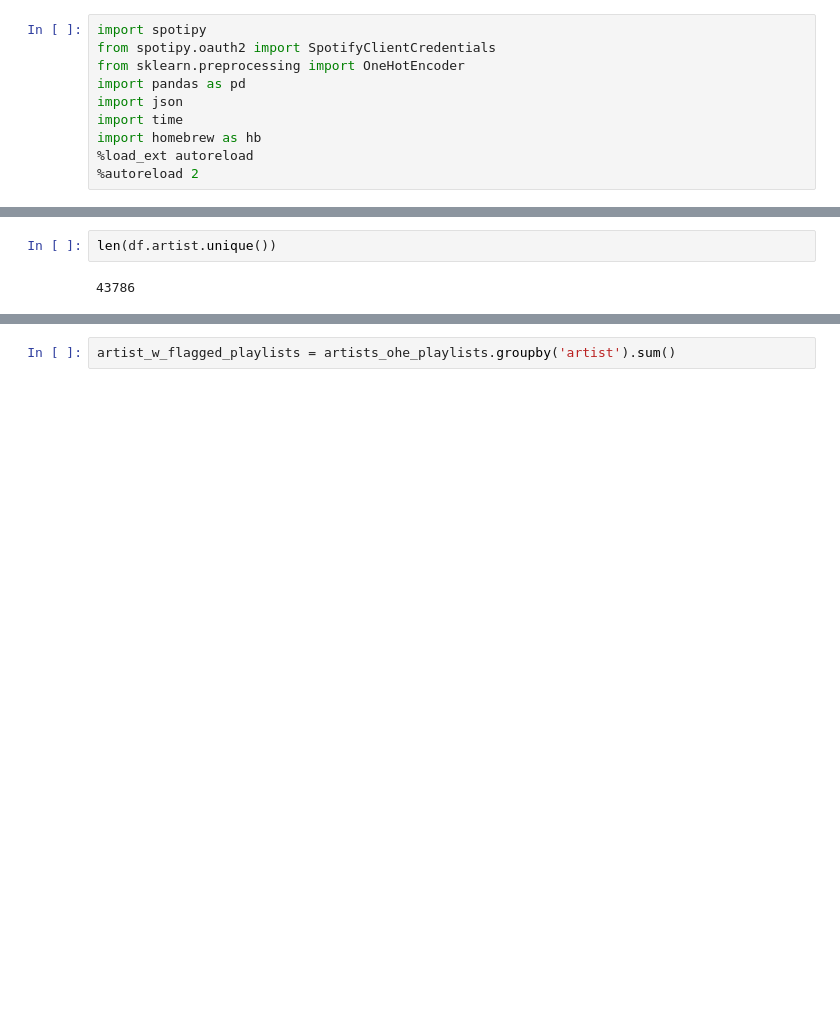
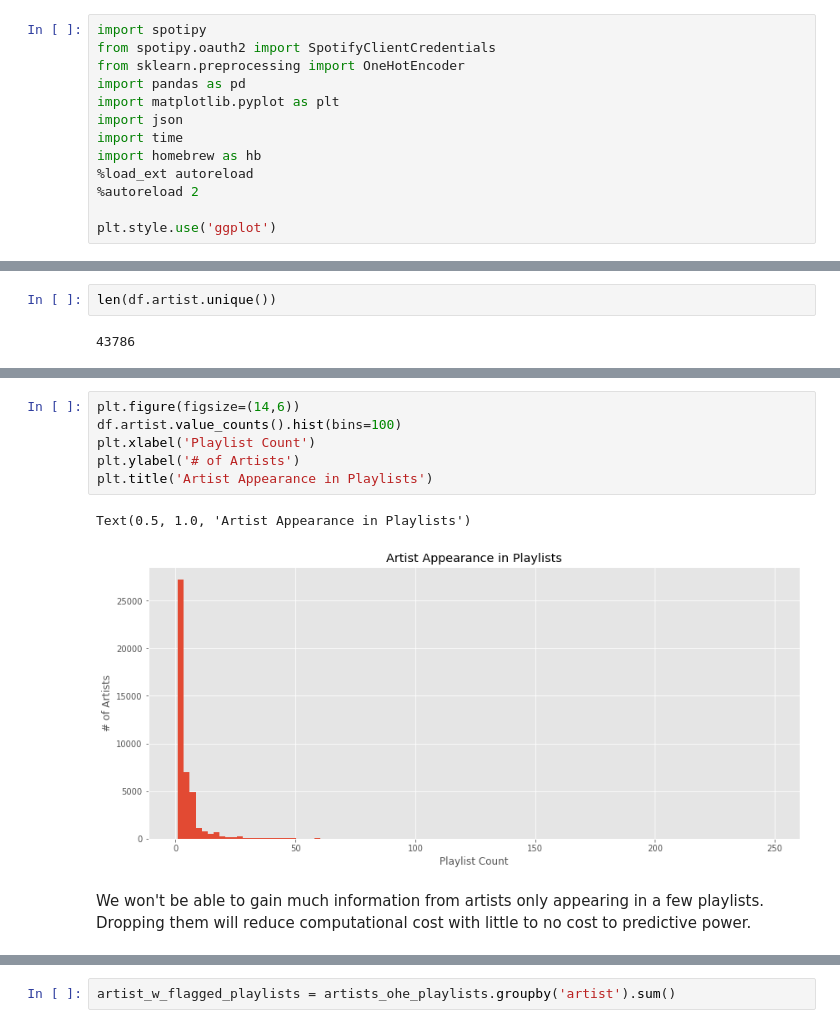
Before and after one commit to Patrickbfuller/solve_music_probs, a Jupyter notebook: ohe_playlists.ipynb, the cells around one changed output, grey strips where cells are left out. Saved outputs shown, nothing was run; the diff lists cells and outputs as text; blank space fills up the shorter version.

Commit message:
filter unhelpful datapoints aka infrequent artists

```diff
--- a/ohe_playlists.ipynb
+++ b/ohe_playlists.ipynb
@@ -3,8 +3,11 @@ import spotipy
 from spotipy.oauth2 import SpotifyClientCredentials
 from sklearn.preprocessing import OneHotEncoder
 import pandas as pd
+import matplotlib.pyplot as plt
 import json
 import time
 import homebrew as hb
 %load_ext autoreload
 %autoreload 2
+
+plt.style.use('ggplot')
@@ -103 +111,13 @@ Shawn Mendes      132
 Name: artist, dtype: int64
+# %%
+plt.figure(figsize=(14,6))
+df.artist.value_counts().hist(bins=100)
+plt.xlabel('Playlist Count')
+plt.ylabel('# of Artists')
+plt.title('Artist Appearance in Playlists')
+# %% [output]
+Text(0.5, 1.0, 'Artist Appearance in Playlists')
+[figure, added]
+# %% [markdown]
+We won't be able to gain much information from artists only appearing in a few playlists.
+Dropping them will reduce computational cost with little to no cost to predictive power.
```
Also changed, not shown: parts of 21 cells of this notebook.
